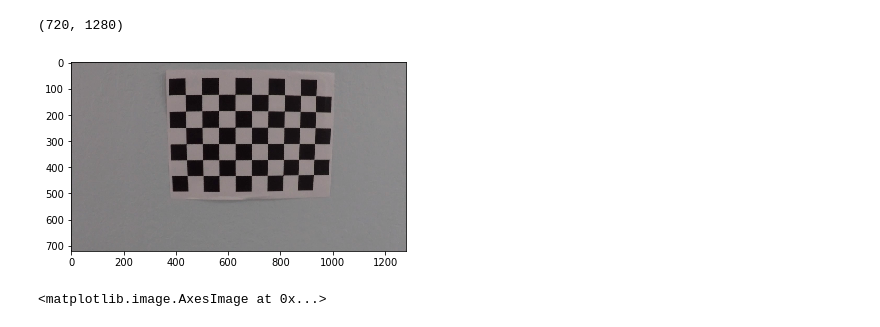
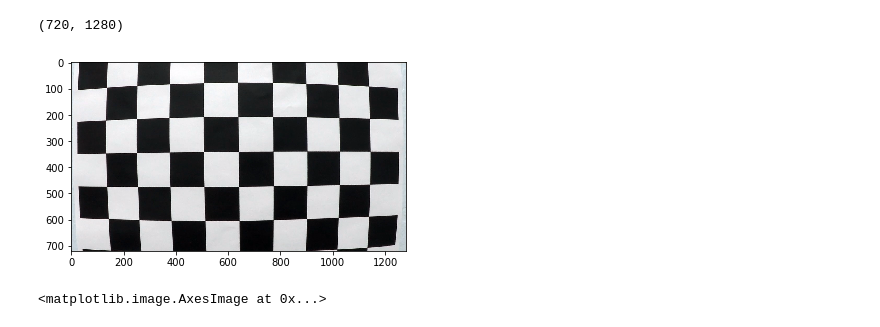
Before and after one commit to angelovila/CarND-P4-advanced-lane-finding, a Jupyter notebook: p4.ipynb, the cells around one changed output. Saved outputs shown, nothing was run; the diff lists cells and outputs as text; code cells hidden in the pictures.

```diff
--- a/p4.ipynb
+++ b/p4.ipynb
@@ -9,13 +9,14 @@ import os
 cal_dir = './camera_cal/'
 cal_files = os.listdir(cal_dir)
 # %%
-img = cv2.imread(cal_dir+cal_files[9])
+img = cv2.imread(cal_dir+cal_files[0])
 img_shape = img.shape[:2]
 plt.imshow(img)
+plt.savefig('./output_images/chess_original.png')
 print(img_shape)
 # %% [output]
 (720, 1280)
-[figure, old version]
+[figure, new version]
 # %%
 plt.imshow(img)
 # %% [output]
```
Also changed, not shown: parts of 16 cells of this notebook, 10 other files.
